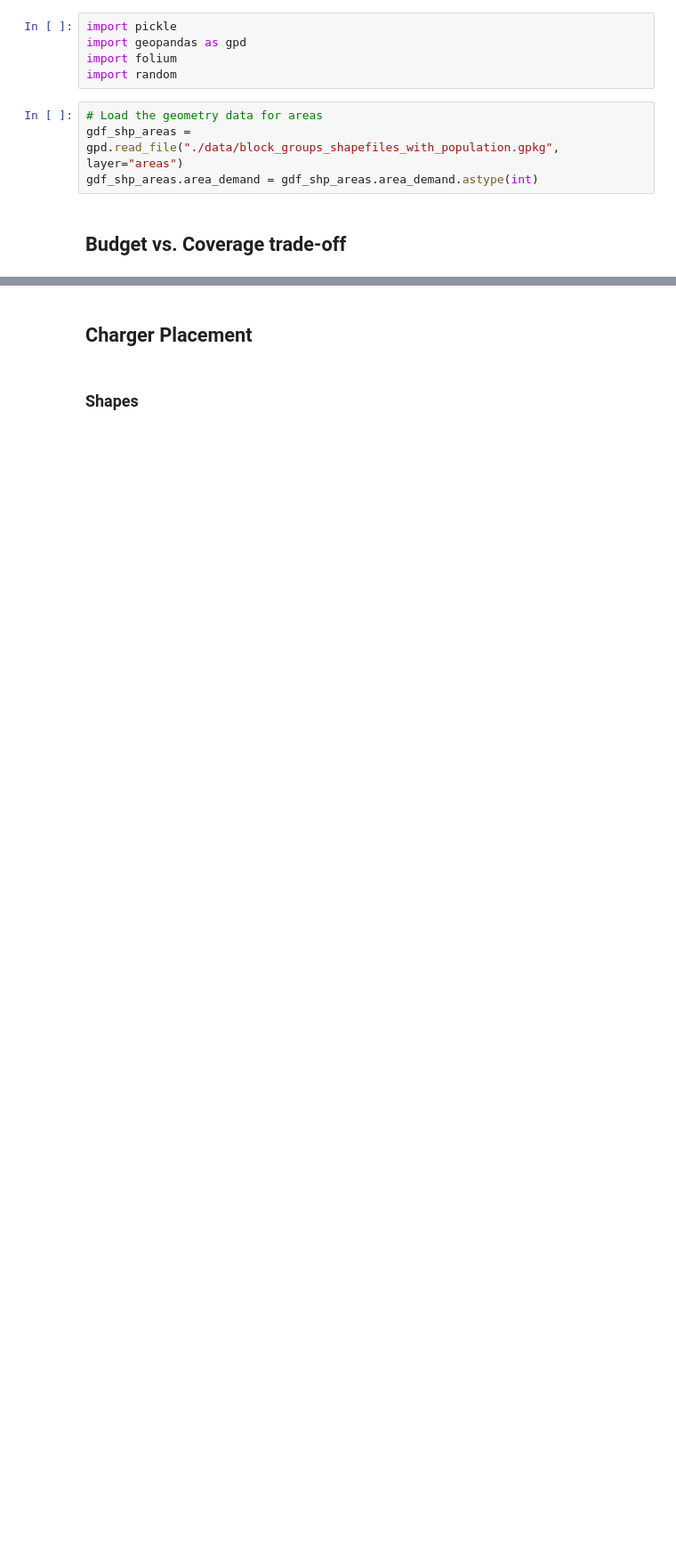
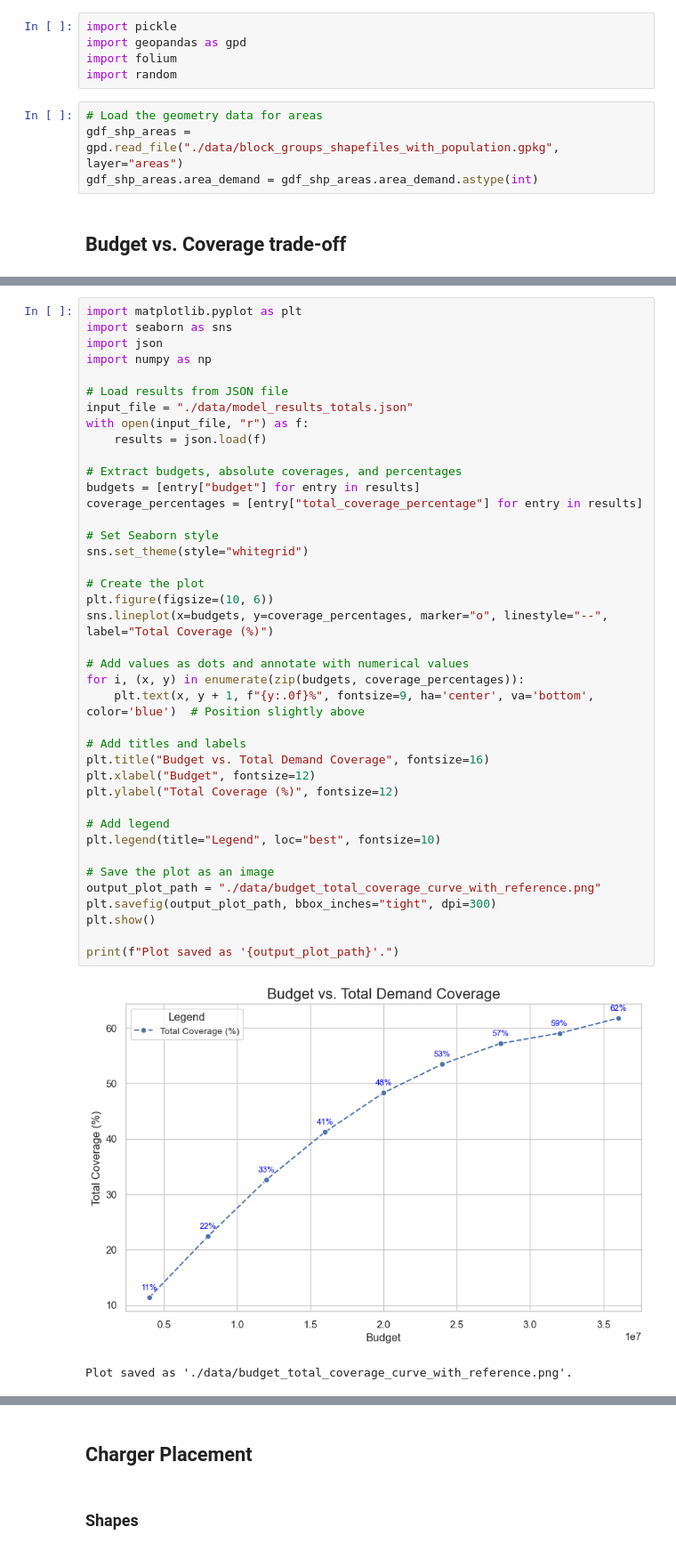
Before and after one commit to ivan-liuliaev/EV_Chargers_Placement_Optimization, a Jupyter notebook: nb_2_model_results.ipynb, the cells around one changed output, grey strips where cells are left out. Shown at 89% size. Cells and saved outputs as stored; diff of their text form; blank space fills up the shorter version.

```diff
--- a/nb_2_model_results.ipynb
+++ b/nb_2_model_results.ipynb
@@ -54,4 +54,47 @@ print(f"Plot saved as '{output_plot_path}'.")
 Plot saved as './data/budget_total_coverage_curve_with_reference.png'.
+# %%
+import matplotlib.pyplot as plt
+import seaborn as sns
+import json
+import numpy as np
+
+# Load results from JSON file
+input_file = "./data/model_results_totals.json"
+with open(input_file, "r") as f:
+    results = json.load(f)
+
+# Extract budgets, absolute coverages, and percentages
+budgets = [entry["budget"] for entry in results]
+coverage_percentages = [entry["total_coverage_percentage"] for entry in results]
+
+# Set Seaborn style
+sns.set_theme(style="whitegrid")
+
+# Create the plot
+plt.figure(figsize=(10, 6))
+sns.lineplot(x=budgets, y=coverage_percentages, marker="o", linestyle="--", label="Total Coverage (%)")
+
+# Add values as dots and annotate with numerical values
+for i, (x, y) in enumerate(zip(budgets, coverage_percentages)):
+    plt.text(x, y + 1, f"{y:.0f}%", fontsize=9, ha='center', va='bottom', color='blue')  # Position slightly above
+
+# Add titles and labels
+plt.title("Budget vs. Total Demand Coverage", fontsize=16)
+plt.xlabel("Budget", fontsize=12)
+plt.ylabel("Total Coverage (%)", fontsize=12)
+
+# Add legend
+plt.legend(title="Legend", loc="best", fontsize=10)
+
+# Save the plot as an image
+output_plot_path = "./data/budget_total_coverage_curve_with_reference.png"
+plt.savefig(output_plot_path, bbox_inches="tight", dpi=300)
+plt.show()
+
+print(f"Plot saved as '{output_plot_path}'.")
+# %% [output]
+[figure, added]
+Plot saved as './data/budget_total_coverage_curve_with_reference.png'.
 # %%
 import matplotlib.pyplot as plt
 import seaborn as sns
```
Also changed, not shown: parts of 3 cells of this notebook, 8 other files.
